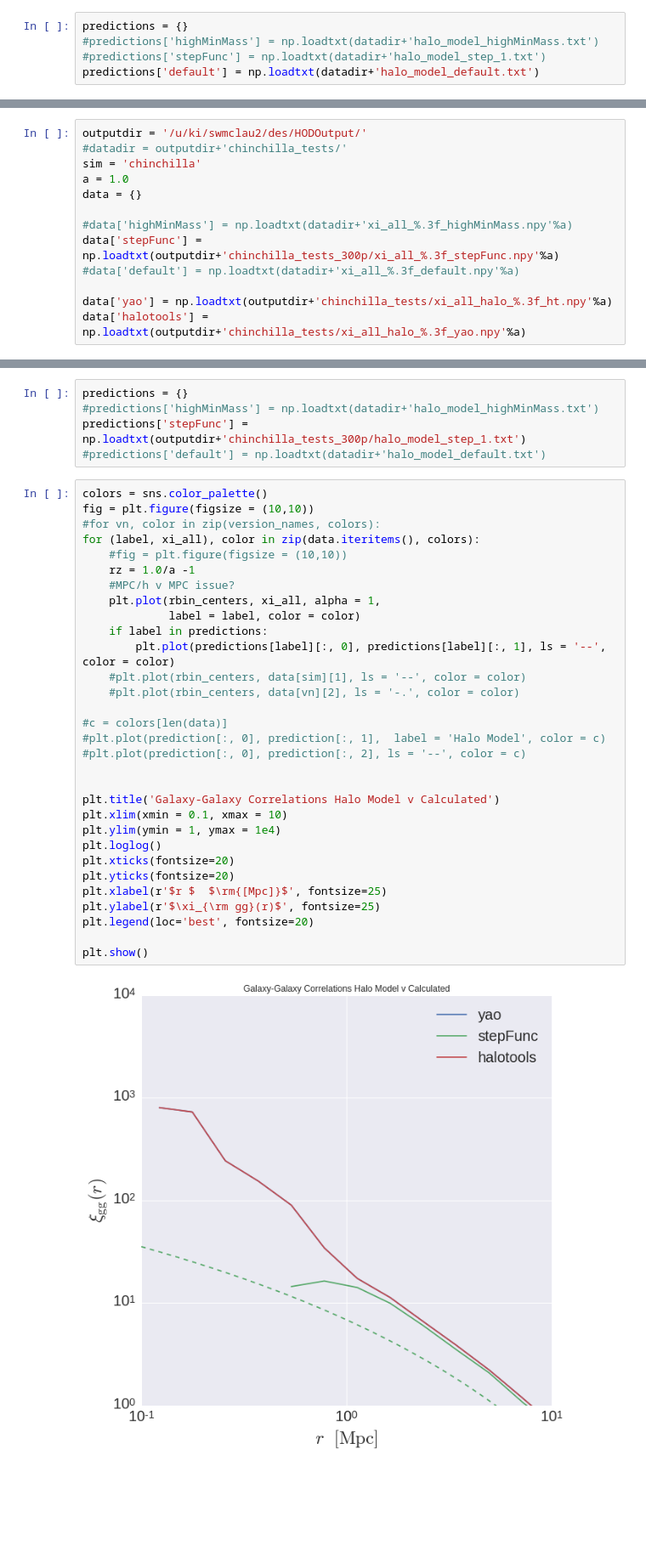
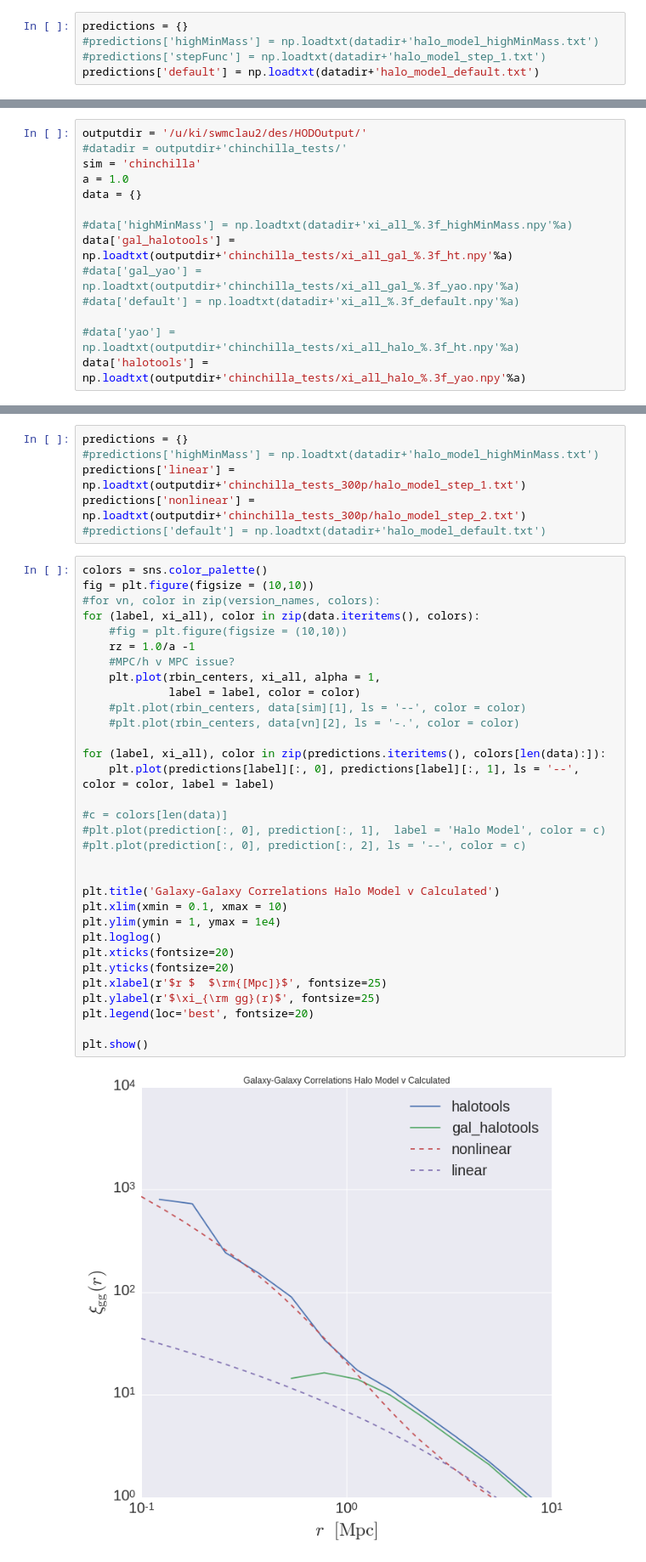
Before and after one commit to mclaughlin6464/HODEmulator, a Jupyter notebook: predictionsVCalculated.ipynb, the cells around one changed output, grey strips where cells are left out. Shown at 85% size. Cells and saved outputs as stored; diff of their text form; blank space fills up the shorter version.

```diff
--- a/predictionsVCalculated.ipynb
+++ b/predictionsVCalculated.ipynb
@@ -186,8 +186,9 @@ a = 1.0
 data = {}
 
 #data['highMinMass'] = np.loadtxt(datadir+'xi_all_%.3f_highMinMass.npy'%a)
-data['stepFunc'] = np.loadtxt(outputdir+'chinchilla_tests_300p/xi_all_%.3f_stepFunc.npy'%a)
+data['gal_halotools'] = np.loadtxt(outputdir+'chinchilla_tests/xi_all_gal_%.3f_ht.npy'%a)
+#data['gal_yao'] = np.loadtxt(outputdir+'chinchilla_tests/xi_all_gal_%.3f_yao.npy'%a)
 #data['default'] = np.loadtxt(datadir+'xi_all_%.3f_default.npy'%a)
 
-data['yao'] = np.loadtxt(outputdir+'chinchilla_tests/xi_all_halo_%.3f_ht.npy'%a)
+#data['yao'] = np.loadtxt(outputdir+'chinchilla_tests/xi_all_halo_%.3f_ht.npy'%a)
 data['halotools'] = np.loadtxt(outputdir+'chinchilla_tests/xi_all_halo_%.3f_yao.npy'%a)
@@ -194,38 +201,40 @@ data['halotools'] = np.loadtxt(outputdir+'chinchilla_tests/xi_all_halo_%.3f_yao.
 # %%
 predictions = {}
 #predictions['highMinMass'] = np.loadtxt(datadir+'halo_model_highMinMass.txt')
-predictions['stepFunc'] = np.loadtxt(outputdir+'chinchilla_tests_300p/halo_model_step_1.txt')
+predictions['linear'] = np.loadtxt(outputdir+'chinchilla_tests_300p/halo_model_step_1.txt')
+predictions['nonlinear'] = np.loadtxt(outputdir+'chinchilla_tests_300p/halo_model_step_2.txt')
 #predictions['default'] = np.loadtxt(datadir+'halo_model_default.txt')
 # %%
 colors = sns.color_palette()
 fig = plt.figure(figsize = (10,10))
 #for vn, color in zip(version_names, colors):
 for (label, xi_all), color in zip(data.iteritems(), colors):
     #fig = plt.figure(figsize = (10,10))
     rz = 1.0/a -1
     #MPC/h v MPC issue?
     plt.plot(rbin_centers, xi_all, alpha = 1,
              label = label, color = color)
-    if label in predictions:
-        plt.plot(predictions[label][:, 0], predictions[label][:, 1], ls = '--', color = color)
     #plt.plot(rbin_centers, data[sim][1], ls = '--', color = color)
     #plt.plot(rbin_centers, data[vn][2], ls = '-.', color = color)
+
+for (label, xi_all), color in zip(predictions.iteritems(), colors[len(data):]):
+    plt.plot(predictions[label][:, 0], predictions[label][:, 1], ls = '--', color = color, label = label)
 
 #c = colors[len(data)]
 #plt.plot(prediction[:, 0], prediction[:, 1],  label = 'Halo Model', color = c)
 #plt.plot(prediction[:, 0], prediction[:, 2], ls = '--', color = c)
 
 
 plt.title('Galaxy-Galaxy Correlations Halo Model v Calculated')
 plt.xlim(xmin = 0.1, xmax = 10)
 plt.ylim(ymin = 1, ymax = 1e4)
 plt.loglog()
 plt.xticks(fontsize=20)
 plt.yticks(fontsize=20)
 plt.xlabel(r'$r $  $\rm{[Mpc]}$', fontsize=25)
 plt.ylabel(r'$\xi_{\rm gg}(r)$', fontsize=25)
 plt.legend(loc='best', fontsize=20)
 
 plt.show()
 # %% [output]
-[figure, old version]
+[figure, new version]
```
Also changed, not shown: parts of 1 cell of this notebook, 5 other files.
